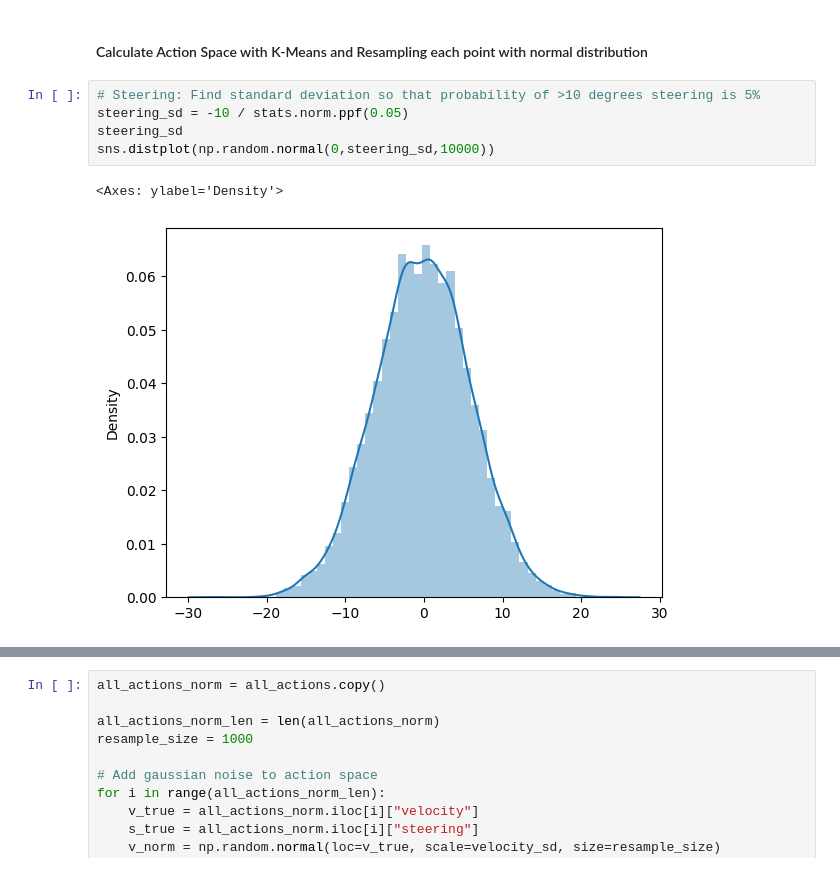
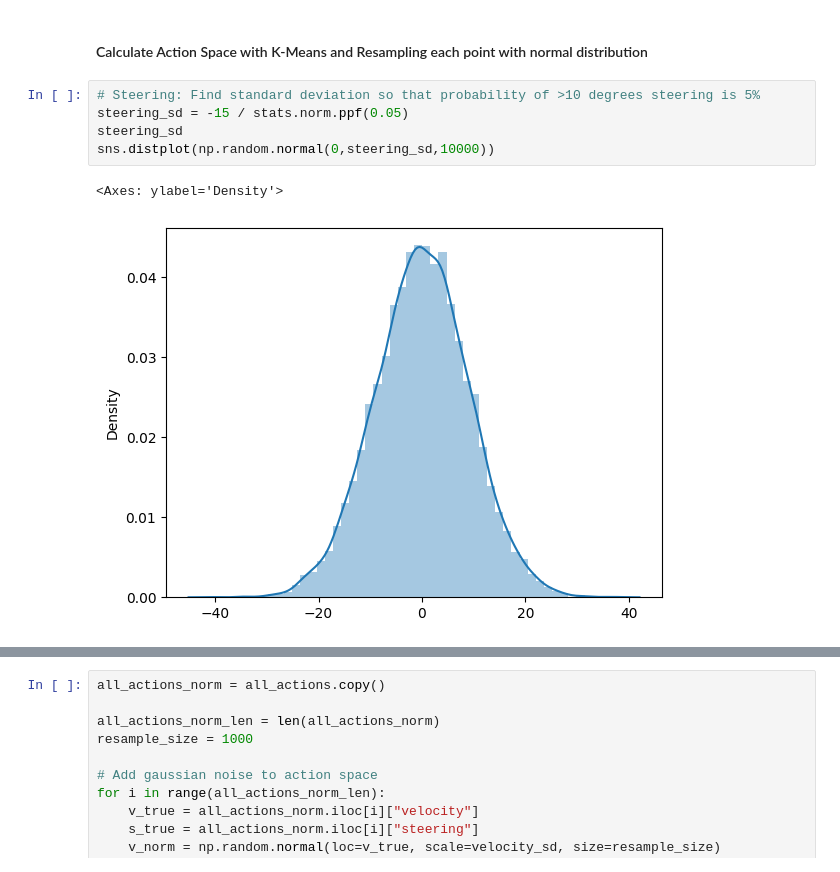
Before and after one commit to jackhorse1000/deepracer-on-the-spot, a Jupyter notebook: pre-computations/RaceLine_Speed_ActionSpace.ipynb, the cells around one changed output, grey strips where cells are left out. Saved outputs shown, nothing was run; the diff lists cells and outputs as text.

```diff
--- a/pre-computations/RaceLine_Speed_ActionSpace.ipynb
+++ b/pre-computations/RaceLine_Speed_ActionSpace.ipynb
@@ -289,12 +289,12 @@ a = plt.title("Speed (red), Steering (green; positive=left)")
 #### Calculate Action Space with K-Means and Resampling each point with normal distribution
 # %%
 # Steering: Find standard deviation so that probability of >10 degrees steering is 5%
-steering_sd = -10 / stats.norm.ppf(0.05)
+steering_sd = -15 / stats.norm.ppf(0.05)
 steering_sd
 sns.distplot(np.random.normal(0,steering_sd,10000))
 # %% [output]
 <Axes: ylabel='Density'>
-[figure, old version]
+[figure, new version]
 # %%
 # Velocity: Find standard deviation so that probability of >0.25m/s deviation is 0%
 # Note: Here, probability is set to 0%, so no noise regarding velocity
```
Also changed, not shown: parts of 4 cells of this notebook, 3 other files.
